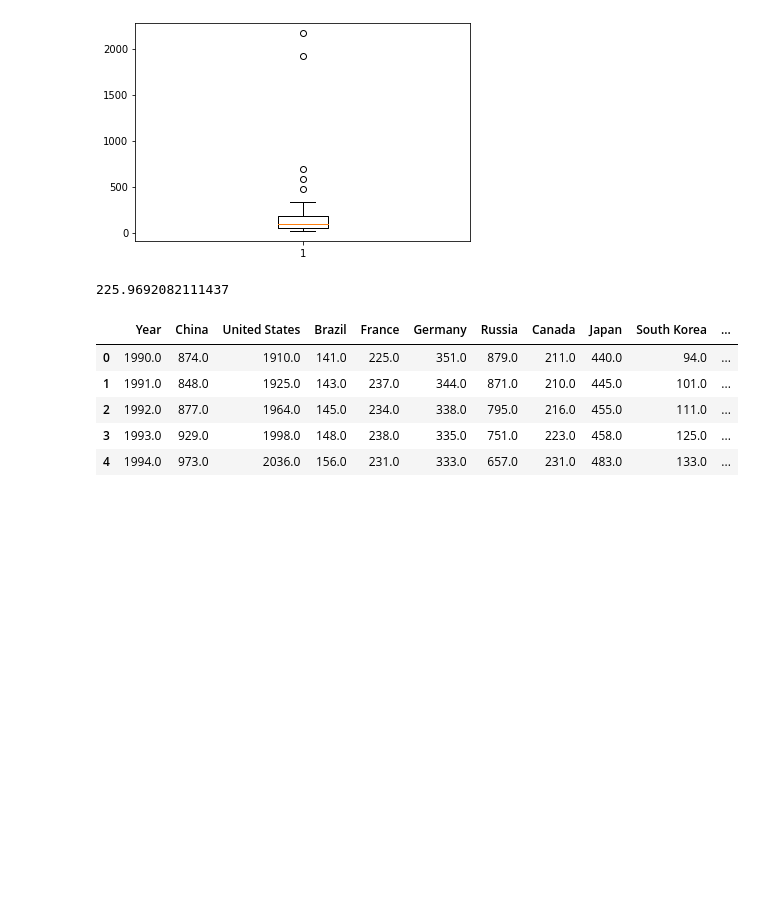
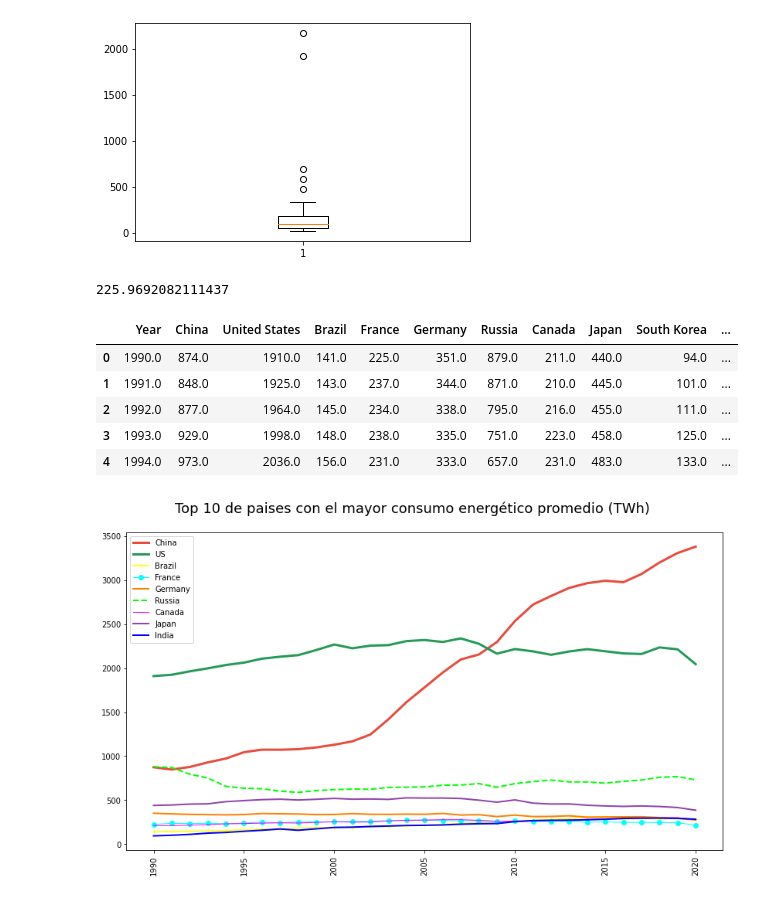
Before and after one commit to malvaradogcode/ProyectBootcamp, a Jupyter notebook: src/eda.ipynb, the cells around one changed output. Saved outputs shown, nothing was run; the diff lists cells and outputs as text; code cells hidden in the pictures; blank space fills up the shorter version.

Commit message:
Grafica de consumo energetico por paises

```diff
--- a/src/eda.ipynb
+++ b/src/eda.ipynb
@@ -293,0 +299,35 @@ df_top_ten.head(5)
+# %%
+## Aquí hago la gráfica de los 10 países que mas consumen
+fig , ax = plt.subplots(figsize=(12,7))
+
+x1 = df_top_ten.iloc[:,0]
+
+y1 = df_top_ten.iloc[:,1]
+y2 = df_top_ten.iloc[:,2]
+y3 = df_top_ten.iloc[:,3]
+y4 = df_top_ten.iloc[:,4]
+y5 = df_top_ten.iloc[:,5]
+y6 = df_top_ten.iloc[:,6]
+y7 = df_top_ten.iloc[:,7]
+y8 = df_top_ten.iloc[:,8]
+y9 = df_top_ten.iloc[:,9]
+
+ax.tick_params(axis='x', rotation=90)
+
+plt.plot(x1, y1, marker ='', linewidth=3, label='China', color='#E74C3C')
+plt.plot(x1, y2, marker ='', linewidth=3, label = 'US', color='#239B56')
+plt.plot(x1, y3, marker ='+', linewidth=2, label = 'Brazil', color='#FFFF25')
+plt.plot(x1, y4, marker ='o', linewidth=1, label='France', color='#00FFFF')
+plt.plot(x1, y5, marker ='', linewidth=2, label='Germany', color='#FF8000')
+plt.plot(x1, y6, marker ='', linewidth=2, linestyle='dashed', label='Russia', color='#00FF00')
+plt.plot(x1, y7, marker ='', linewidth=1, label='Canada', color='#FF00FF')
+plt.plot(x1, y8, marker ='', linewidth=2, label='Japan', color='#8E44AD')
+plt.plot(x1, y9, marker ='', linewidth=2, label='India', color='#0000FF')
+
+plt.legend(fontsize=10)
+fig.tight_layout(pad=3) # tight_layout nos ayuda a ajustar el relleno del plot y el parametro pad sirve para ajustar el relleno entre el borde de la figura y los bordes de las subtramas (como fraccion)
+fig.suptitle('Top 10 de paises con el mayor consumo energético promedio (TWh)', fontsize=18, y=1.02)
+
+plt.show()
+# %% [output]
+[figure, added]
```
Also changed, not shown: parts of 3 cells of this notebook, 2 other files.
